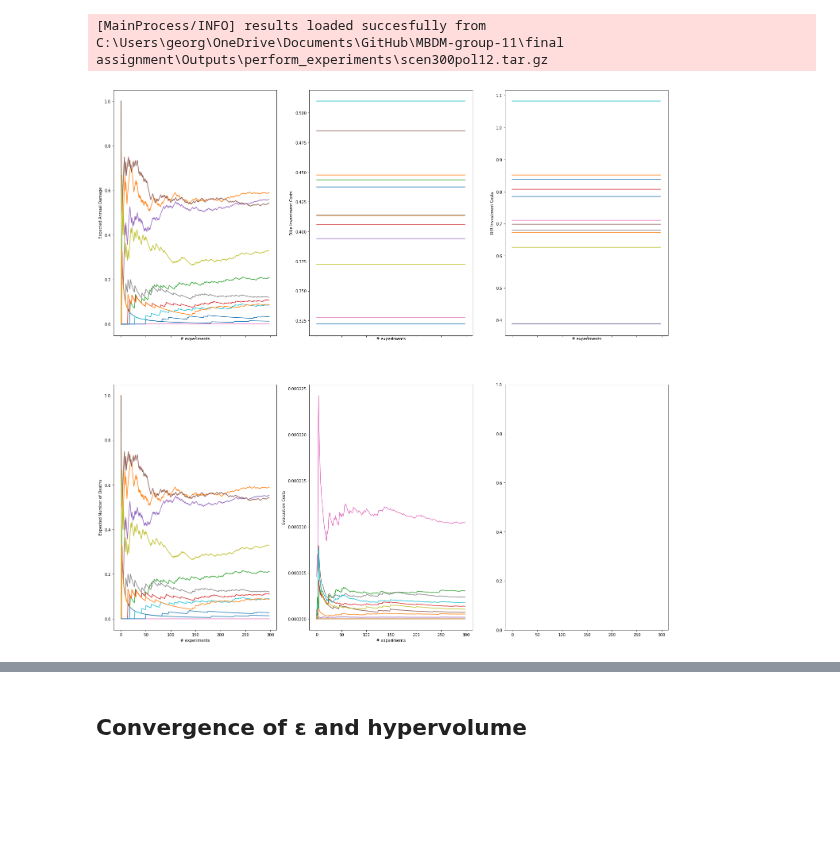
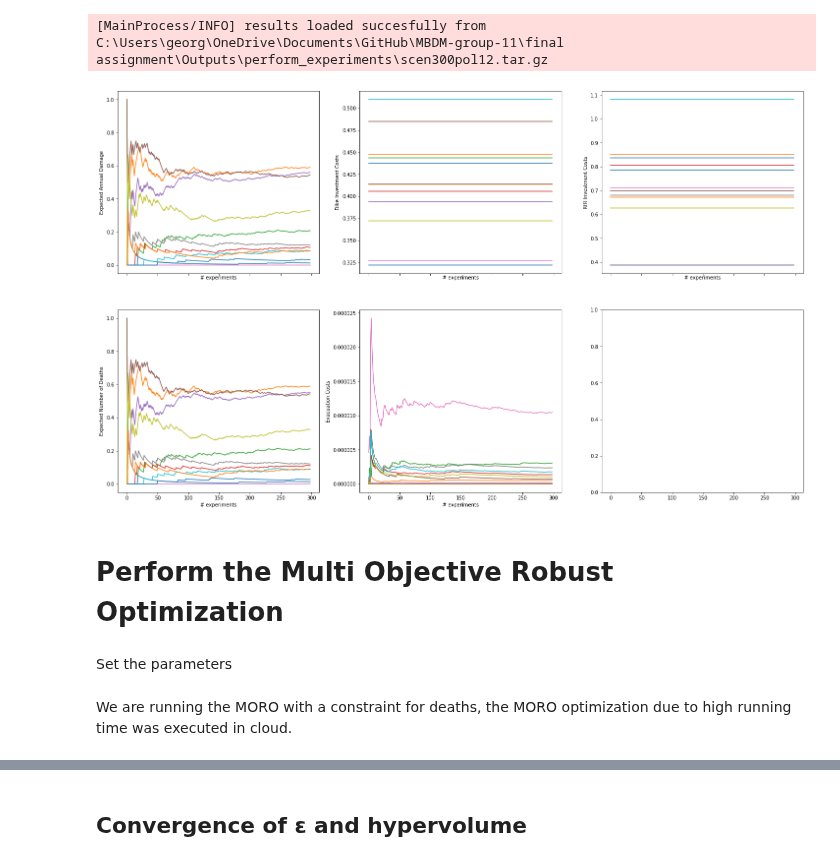
Before and after one commit to pdebiase/MBDM-group-11, a Jupyter notebook: final assignment/MORO_final.ipynb, the cells around one changed output, grey strips where cells are left out. Cells and saved outputs as stored; diff of their text form; code cells hidden in the pictures; blank space fills up the shorter version.

```diff
--- a/final assignment/MORO_final.ipynb
+++ b/final assignment/MORO_final.ipynb
@@ -47,12 +47,11 @@ dike_model, planning_steps = get_model_for_problem_formulation(ID_PF, NR_STEPS)
 
 The robustness metric chosen for dike costs, RfR costs and evaciation costs is the mean absolute performance across the set of scenarios. For the expected annual damage and expected number of deaths the robustness metric is the percentage of scenarios where the outcome is below a certain threshold.
 # %%
-
 def mean_rob(data):
     return np.sum(data)/(data.shape[0]*1e9)
 
 def threshold(direction, threshold, data):
-    if direction == SMALLER:
+    if direction == "SMALLER":
         return np.sum(data<=threshold)/data.shape[0]
     else:
         return np.sum(data>=threshold)/data.shape[0]
@@ -115,28 +114,32 @@ experiments, outcomes = results
 # %% [output]
 [MainProcess/INFO] results loaded succesfully from C:\Users\georg\OneDrive\Documents\GitHub\MBDM-group-11\final assignment\Outputs\perform_experiments\scen300pol12.tar.gz
 # %%
-fig, axes = plt.subplots(ncols=3, nrows=2, figsize=(25,25),
+fig, axes = plt.subplots(ncols=3, nrows=2, figsize=(25,15),
                         sharex=True)
 axes = [axes[0,0],axes[0,1],axes[0,2],axes[1,1],axes[1,0],axes[1,1],axes[1,2]]
 
 robustness_funcs = {"Expected Number of Deaths": functools.partial(threshold, "SMALLER", 0.00001),
                     "Expected Annual Damage": functools.partial(threshold, "SMALLER", 100000),
                     "RfR Investment Costs": mean_rob,
                     "Evacuation Costs": mean_rob,
                     "Dike Investment Costs": mean_rob}
 
 for ax, (outcome, value) in zip(axes, outcomes.items()):
     for policy in np.unique(experiments['policy']):
         logical = experiments['policy'] == policy
         data = value[logical]
 
         robustness = []
 
         for i in range(1, data.shape[0]):
             robustness.append(robustness_funcs[outcome](data[0:i]))
         ax.plot(robustness, label=policy)
     ax.set_xlabel("# experiments")
     ax.set_ylabel(outcome)
 # %% [output]
-[figure, old version]
+[figure, new version]
+# %% [markdown]
+# Perform the Multi Objective Robust Optimization
+# %% [markdown]
+Set the parameters
 # %%
@@ -145,5 +148,7 @@ nfe = 2000
 scenarios = sample_uncertainties(dike_model, n_scenarios)
 epsilons = [0.01, 0.01, 0.01, 0.01, 0.01]
+# %% [markdown]
+We are running the MORO with a constraint for deaths, the MORO optimization due to high running time was executed in cloud.
 # %%
 %%time
 BaseEvaluator.reporting_frequency = 15
```
Also changed, not shown: parts of 10 cells of this notebook, 1 other file.
